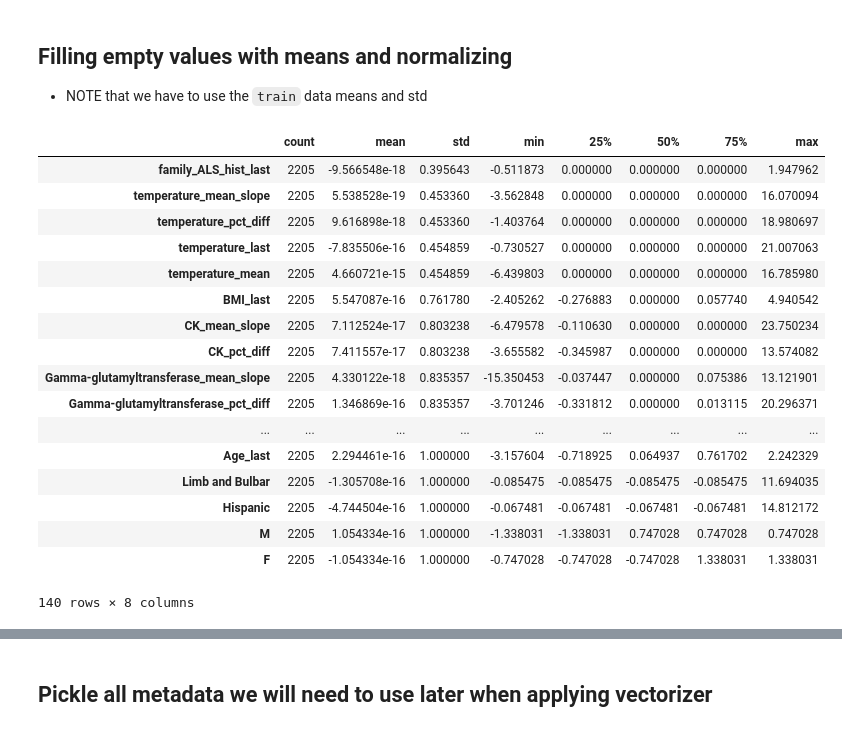
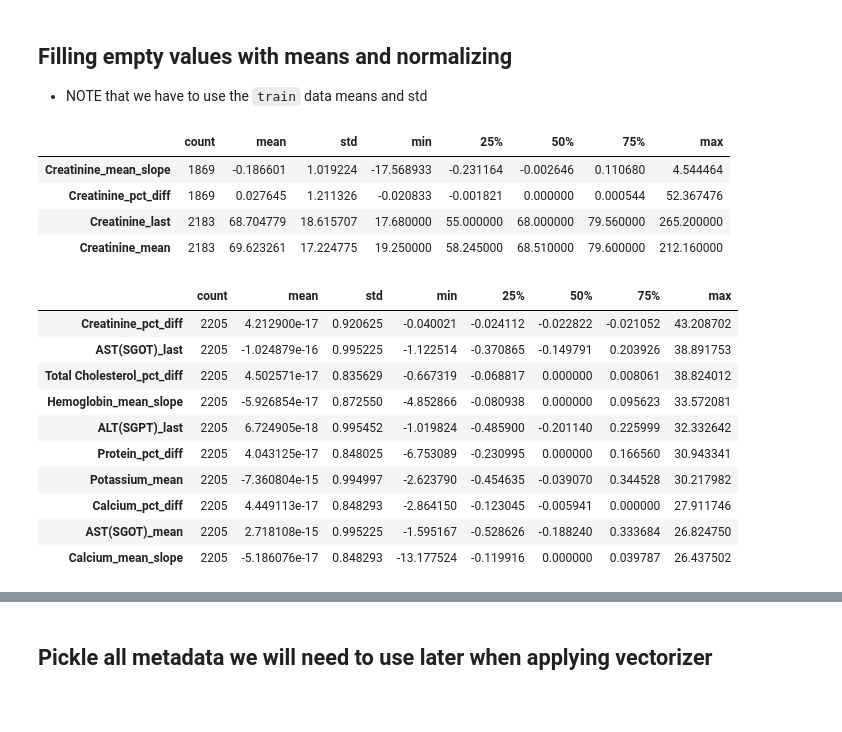
Before and after one commit to ihadanny/turbulence-z-team, a Jupyter notebook: ipython-notebooks/vectorizer_beta.ipynb, the cells around one changed output, grey strips where cells are left out. Cells and saved outputs as stored; diff of their text form; code cells hidden in the pictures; blank space fills up the shorter version.

```diff
--- a/ipython-notebooks/vectorizer_beta.ipynb
+++ b/ipython-notebooks/vectorizer_beta.ipynb
@@ -92,27 +92,28 @@ vectorized.describe().transpose().sort("count", ascending=True)
 # %% [markdown]
 ## Filling empty values with means and normalizing
 - NOTE that we have to use the `train` data means and std
+# %%
+vectorized[[col for col in vectorized.columns if "Crea" in col]].describe().transpose().sort("count", ascending=True)
+# %% [output]
+|  | count | mean | std | min | 25% | 50% | 75% | max |
+| Creatinine_mean_slope | 1869 | -0.186601 | 1.019224 | -17.568933 | -0.231164 | -0.002646 | 0.110680 | 4.544464 |
+| Creatinine_pct_diff | 1869 | 0.027645 | 1.211326 | -0.020833 | -0.001821 | 0.000000 | 0.000544 | 52.367476 |
+| Creatinine_last | 2183 | 68.704779 | 18.615707 | 17.680000 | 55.000000 | 68.000000 | 79.560000 | 265.200000 |
+| Creatinine_mean | 2183 | 69.623261 | 17.224775 | 19.250000 | 58.245000 | 68.510000 | 79.600000 | 212.160000 |
 # %%
 train_data_means = vectorized.mean()
 train_data_std = vectorized.std()
 normalized, all_feature_metadata = normalize(vectorized, all_feature_metadata, train_data_means, train_data_std)
-normalized.describe().T.sort("std", ascending=True)
+normalized.describe().T.sort("max", ascending=False).head(10)
 # %% [output]
 |  | count | mean | std | min | 25% | 50% | 75% | max |
-| family_ALS_hist_last | 2205 | -9.566548e-18 | 0.395643 | -0.511873 | 0.000000 | 0.000000 | 0.000000 | 1.947962 |
-| temperature_mean_slope | 2205 | 5.538528e-19 | 0.453360 | -3.562848 | 0.000000 | 0.000000 | 0.000000 | 16.070094 |
-| temperature_pct_diff | 2205 | 9.616898e-18 | 0.453360 | -1.403764 | 0.000000 | 0.000000 | 0.000000 | 18.980697 |
-| temperature_last | 2205 | -7.835506e-16 | 0.454859 | -0.730527 | 0.000000 | 0.000000 | 0.000000 | 21.007063 |
-| temperature_mean | 2205 | 4.660721e-15 | 0.454859 | -6.439803 | 0.000000 | 0.000000 | 0.000000 | 16.785980 |
-| BMI_last | 2205 | 5.547087e-16 | 0.761780 | -2.405262 | -0.276883 | 0.000000 | 0.057740 | 4.940542 |
-| CK_mean_slope | 2205 | 7.112524e-17 | 0.803238 | -6.479578 | -0.110630 | 0.000000 | 0.000000 | 23.750234 |
-| CK_pct_diff | 2205 | 7.411557e-17 | 0.803238 | -3.655582 | -0.345987 | 0.000000 | 0.000000 | 13.574082 |
-| Gamma-glutamyltransferase_mean_slope | 2205 | 4.330122e-18 | 0.835357 | -15.350453 | -0.037447 | 0.000000 | 0.075386 | 13.121901 |
-| Gamma-glutamyltransferase_pct_diff | 2205 | 1.346869e-16 | 0.835357 | -3.701246 | -0.331812 | 0.000000 | 0.013115 | 20.296371 |
-| ... | ... | ... | ... | ... | ... | ... | ... | ... |
-| Age_last | 2205 | 2.294461e-16 | 1.000000 | -3.157604 | -0.718925 | 0.064937 | 0.761702 | 2.242329 |
-| Limb and Bulbar | 2205 | -1.305708e-16 | 1.000000 | -0.085475 | -0.085475 | -0.085475 | -0.085475 | 11.694035 |
-| Hispanic | 2205 | -4.744504e-16 | 1.000000 | -0.067481 | -0.067481 | -0.067481 | -0.067481 | 14.812172 |
-| M | 2205 | 1.054334e-16 | 1.000000 | -1.338031 | -1.338031 | 0.747028 | 0.747028 | 0.747028 |
-| F | 2205 | -1.054334e-16 | 1.000000 | -0.747028 | -0.747028 | -0.747028 | 1.338031 | 1.338031 |
+| Creatinine_pct_diff | 2205 | 4.212900e-17 | 0.920625 | -0.040021 | -0.024112 | -0.022822 | -0.021052 | 43.208702 |
+| AST(SGOT)_last | 2205 | -1.024879e-16 | 0.995225 | -1.122514 | -0.370865 | -0.149791 | 0.203926 | 38.891753 |
+| Total Cholesterol_pct_diff | 2205 | 4.502571e-17 | 0.835629 | -0.667319 | -0.068817 | 0.000000 | 0.008061 | 38.824012 |
+| Hemoglobin_mean_slope | 2205 | -5.926854e-17 | 0.872550 | -4.852866 | -0.080938 | 0.000000 | 0.095623 | 33.572081 |
+| ALT(SGPT)_last | 2205 | 6.724905e-18 | 0.995452 | -1.019824 | -0.485900 | -0.201140 | 0.225999 | 32.332642 |
+| Protein_pct_diff | 2205 | 4.043125e-17 | 0.848025 | -6.753089 | -0.230995 | 0.000000 | 0.166560 | 30.943341 |
+| Potassium_mean | 2205 | -7.360804e-15 | 0.994997 | -2.623790 | -0.454635 | -0.039070 | 0.344528 | 30.217982 |
+| Calcium_pct_diff | 2205 | 4.449113e-17 | 0.848293 | -2.864150 | -0.123045 | -0.005941 | 0.000000 | 27.911746 |
+| AST(SGOT)_mean | 2205 | 2.718108e-15 | 0.995225 | -1.595167 | -0.528626 | -0.188240 | 0.333684 | 26.824750 |
+| Calcium_mean_slope | 2205 | -5.186076e-17 | 0.848293 | -13.177524 | -0.119916 | 0.000000 | 0.039787 | 26.437502 |
-140 rows × 8 columns
```
Also changed, not shown: parts of 1 cell of this notebook, 21 other files.
